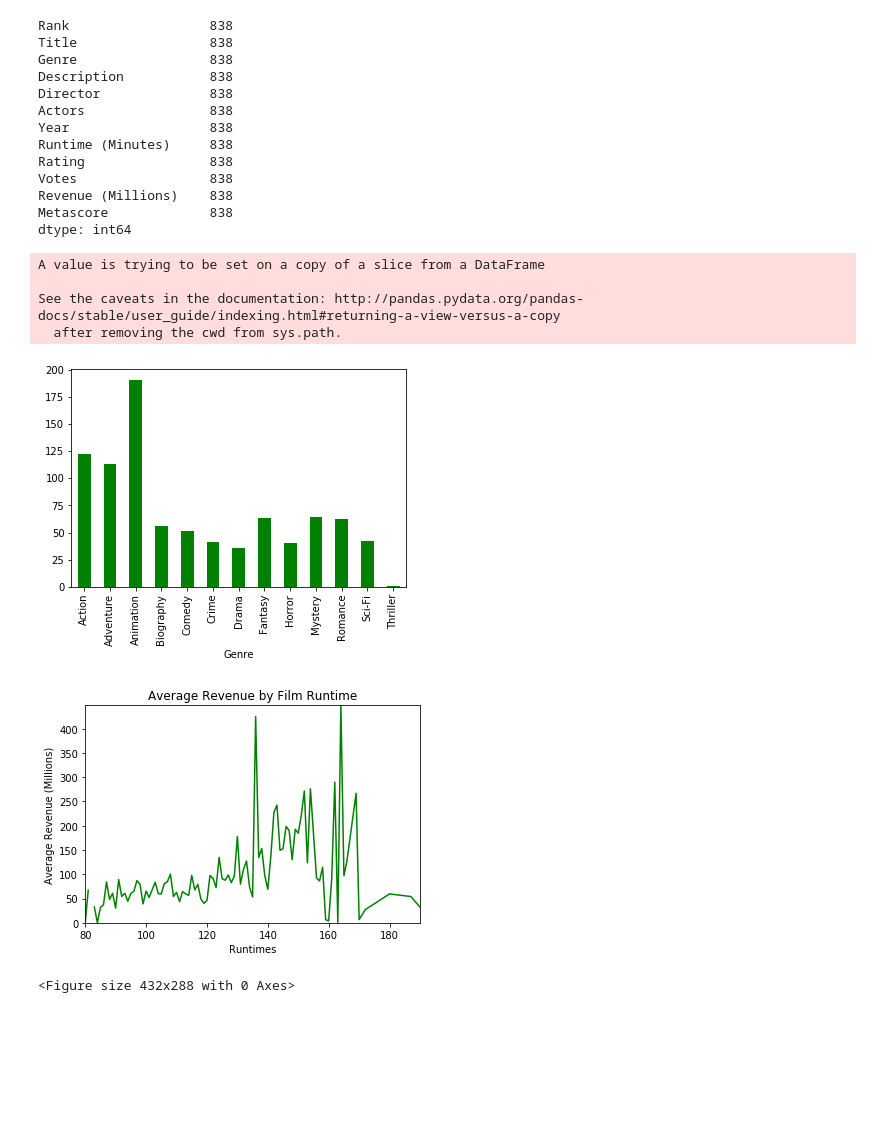
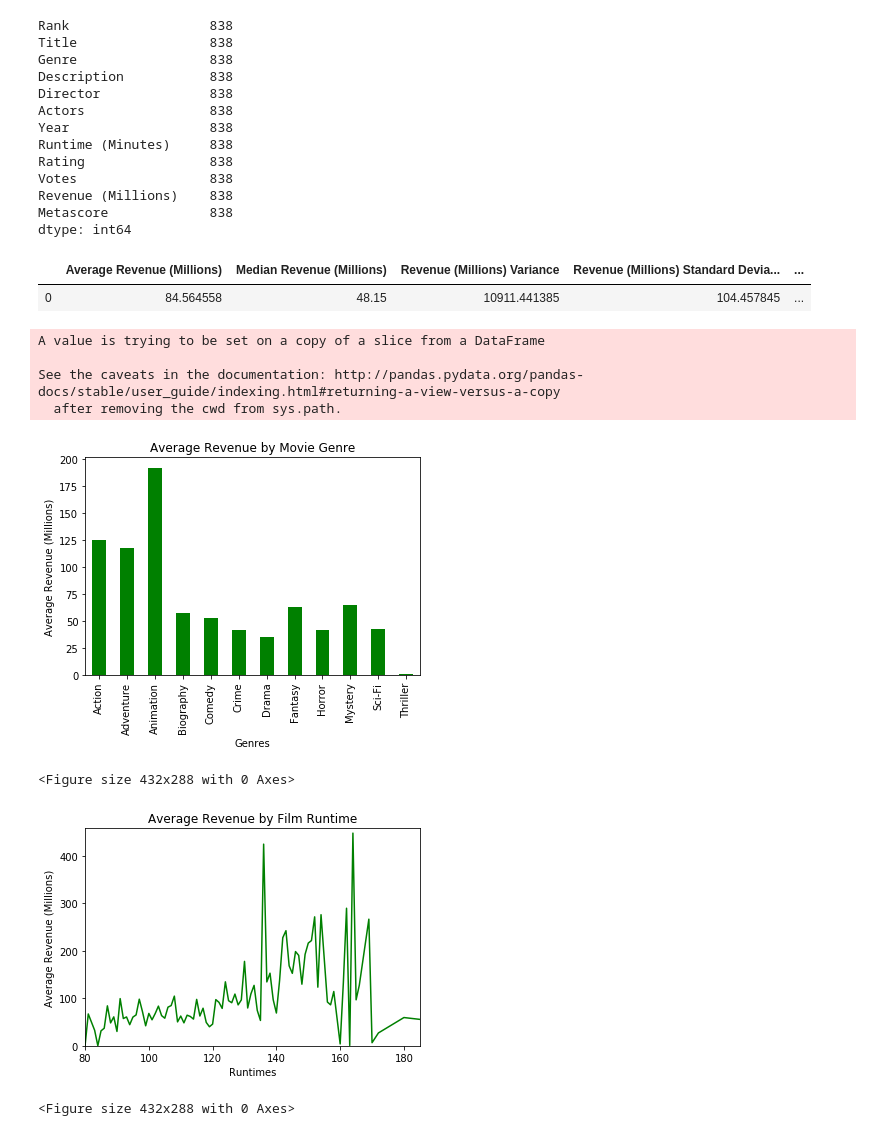
Before and after one commit to Abno-Distro-Group/project_1, a Jupyter notebook: chart_tests.ipynb, the cells around one changed output. Drawn from its saved outputs; the diff is of its cells as text; code cells hidden in the pictures; blank space fills up the shorter version.

```diff
--- a/chart_tests.ipynb
+++ b/chart_tests.ipynb
@@ -23,27 +23,53 @@ Votes                 838
 Revenue (Millions)    838
 Metascore             838
 dtype: int64
+# %%
+#Summary statistics Table
+
+avg_revenue = movie_data["Revenue (Millions)"].mean()
+med_revenue = movie_data["Revenue (Millions)"].median()
+var_revenue = movie_data["Revenue (Millions)"].var(ddof=0)
+std_revenue = movie_data["Revenue (Millions)"].std(ddof=0)
+sem_revenue = movie_data["Revenue (Millions)"].sem()
+
+
+
+summary_stats_revenue = pd.DataFrame({"Average Revenue (Millions)": avg_revenue,
+                                   "Median Revenue (Millions)" :med_revenue,
+                                   "Revenue (Millions) Variance":var_revenue,
+                                   "Revenue (Millions) Standard Deviation":std_revenue,
+                                   "SEM Revenue (Millions)": sem_revenue},index=[0])
+summary_stats_revenue
+# %% [output]
+|  | Average Revenue (Millions) | Median Revenue (Millions) | Revenue (Millions) Variance | Revenue (Millions) Standard Devia... | ... |
+| 0 | 84.564558 | 48.15 | 10911.441385 | 104.457845 | ... |
 # %%
 #revenue earnings based off genre
 
 for index, row in movie_data.iterrows():
    movie_data['Genre'][index] = movie_data['Genre'][index].split(',')[0]
 
 movie_data.head()
 
 genre_grouped = movie_data.groupby("Genre")
 
 revenue = genre_grouped["Revenue (Millions)"].mean()
 
 
 revenue.plot(kind='bar', color = 'g')
+plt.title("Average Revenue by Movie Genre")
+plt.ylabel("Average Revenue (Millions)")
+plt.xlabel("Genres")
+
 plt.show()
+plt.tight_layout()
 # %% [output]
 A value is trying to be set on a copy of a slice from a DataFrame
 
 See the caveats in the documentation: http://pandas.pydata.org/pandas-docs/stable/user_guide/indexing.html#returning-a-view-versus-a-copy
   after removing the cwd from sys.path.
-[figure, old version]
+[figure, new version]
+<Figure size 432x288 with 0 Axes>
 # %%
 #line graph - revenue earnings compared to runtime
 
@@ -59,11 +85,11 @@ line_plot.set_title("Average Revenue by Film Runtime")
 line_plot.set_ylabel("Average Revenue (Millions)")
 line_plot.set_xlabel("Runtimes")
 
-plt.xlim(80,190)
-plt.ylim(0,max(avg_rev))
+plt.xlim(80,185)
+plt.ylim(0,max(avg_rev)+10)
 
 plt.show()
 plt.tight_layout()
 # %% [output]
-[figure, old version]
+[figure, new version]
 <Figure size 432x288 with 0 Axes>
```
Also changed, not shown: parts of 2 cells of this notebook.
